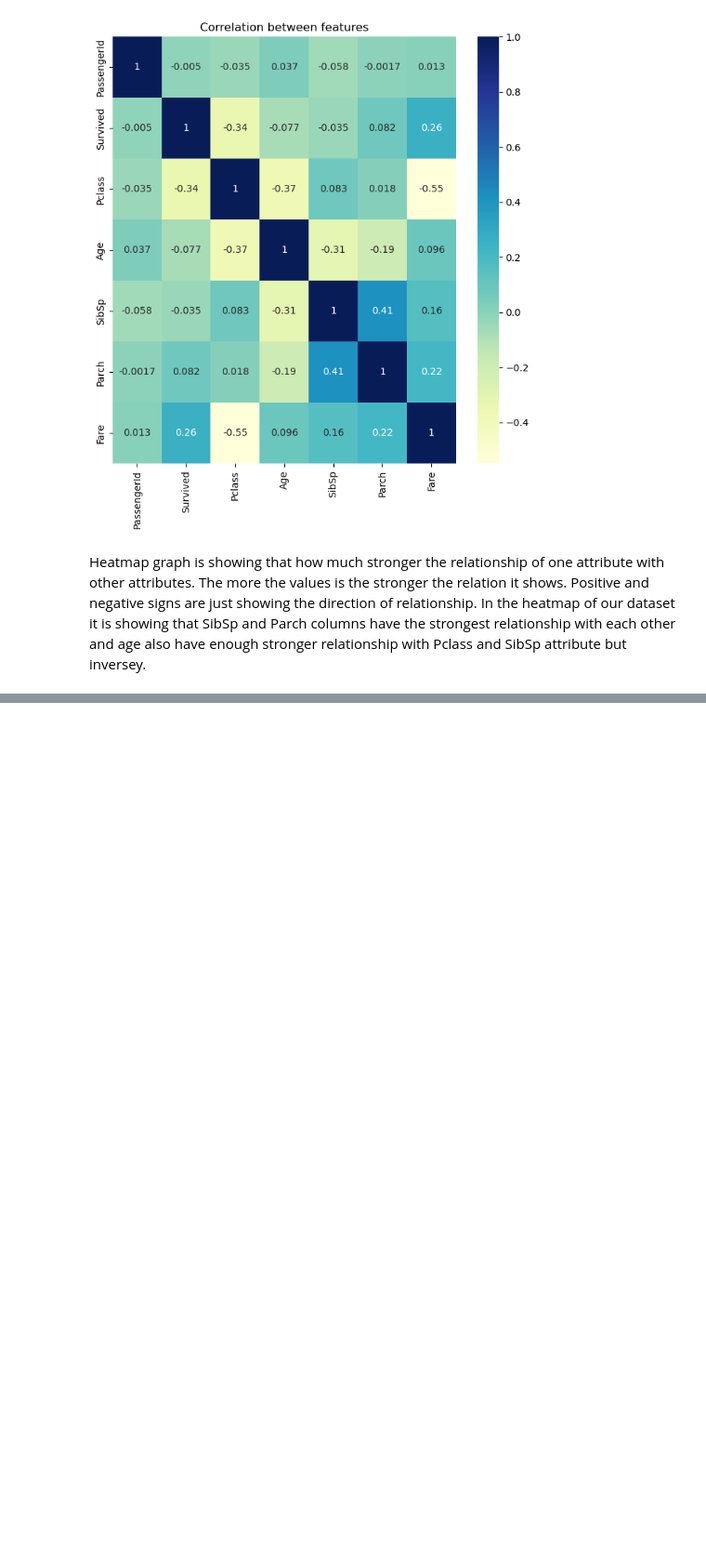
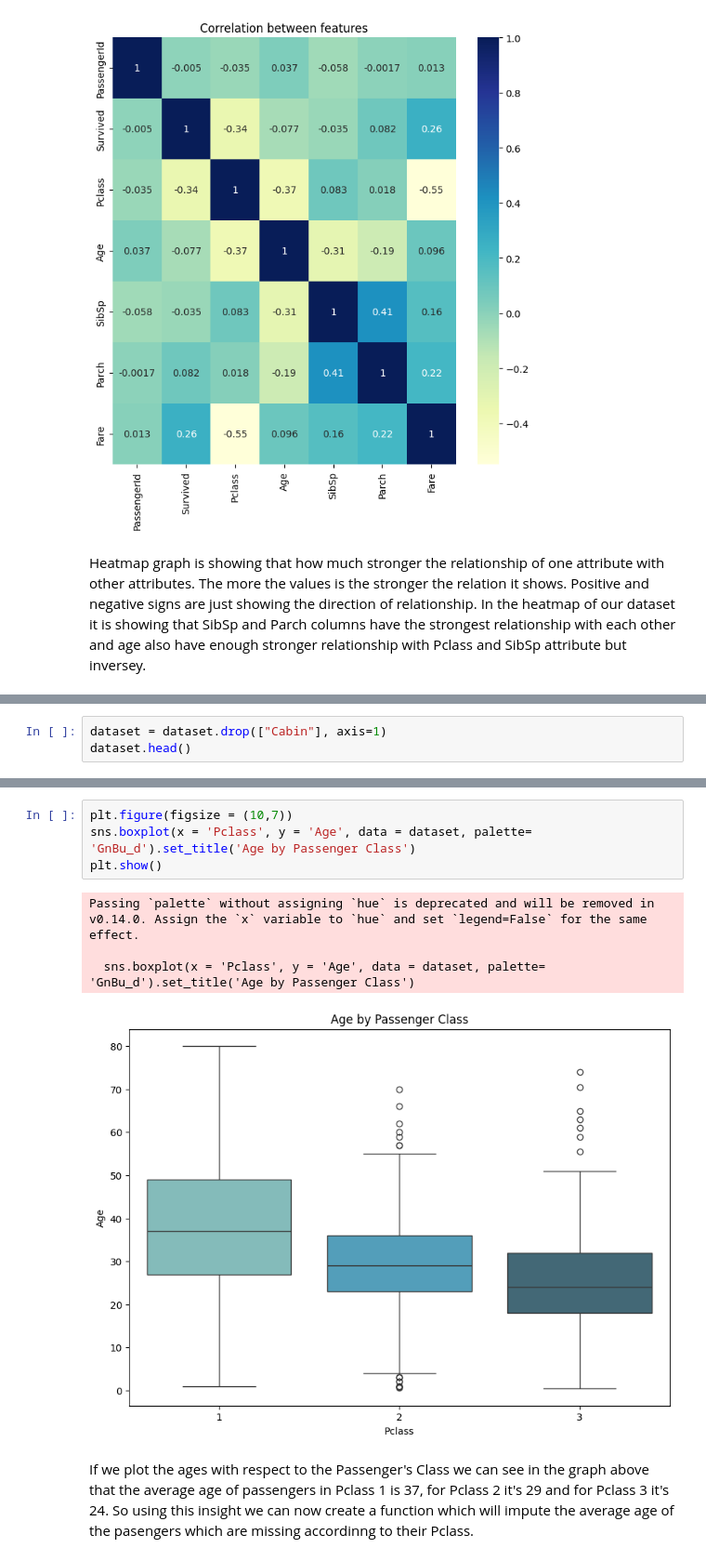
Before and after one commit to Mirza-Abdul-Aziz/Titanic-Dataset-EDA-and-Visualization, a Jupyter notebook: report_1.ipynb, the cells around one changed output, grey strips where cells are left out. Shown at 93% size. Cells and saved outputs as stored; diff of their text form; blank space fills up the shorter version.

```diff
--- a/report_1.ipynb
+++ b/report_1.ipynb
@@ -221,0 +229,3 @@ Heatmap graph is showing that how much stronger the relationship of one attribut
+# %%
+dataset = dataset.drop(["Cabin"], axis=1)
+dataset.head()
@@ -221,0 +239,11 @@ Heatmap graph is showing that how much stronger the relationship of one attribut
+# %%
+plt.figure(figsize = (10,7))
+sns.boxplot(x = 'Pclass', y = 'Age', data = dataset, palette= 'GnBu_d').set_title('Age by Passenger Class')
+plt.show()
+# %% [output]
+Passing `palette` without assigning `hue` is deprecated and will be removed in v0.14.0. Assign the `x` variable to `hue` and set `legend=False` for the same effect.
+
+  sns.boxplot(x = 'Pclass', y = 'Age', data = dataset, palette= 'GnBu_d').set_title('Age by Passenger Class')
+[figure, added]
+# %% [markdown]
+If we plot the ages with respect to the Passenger's Class we can see in the graph above that the average age of passengers in Pclass 1 is 37, for Pclass 2 it's 29 and for Pclass 3 it's 24. So using this insight we can now create a function which will impute the average age of the pasengers which are missing accordinng to their Pclass.
```
Also changed, not shown: parts of 23 cells of this notebook.
